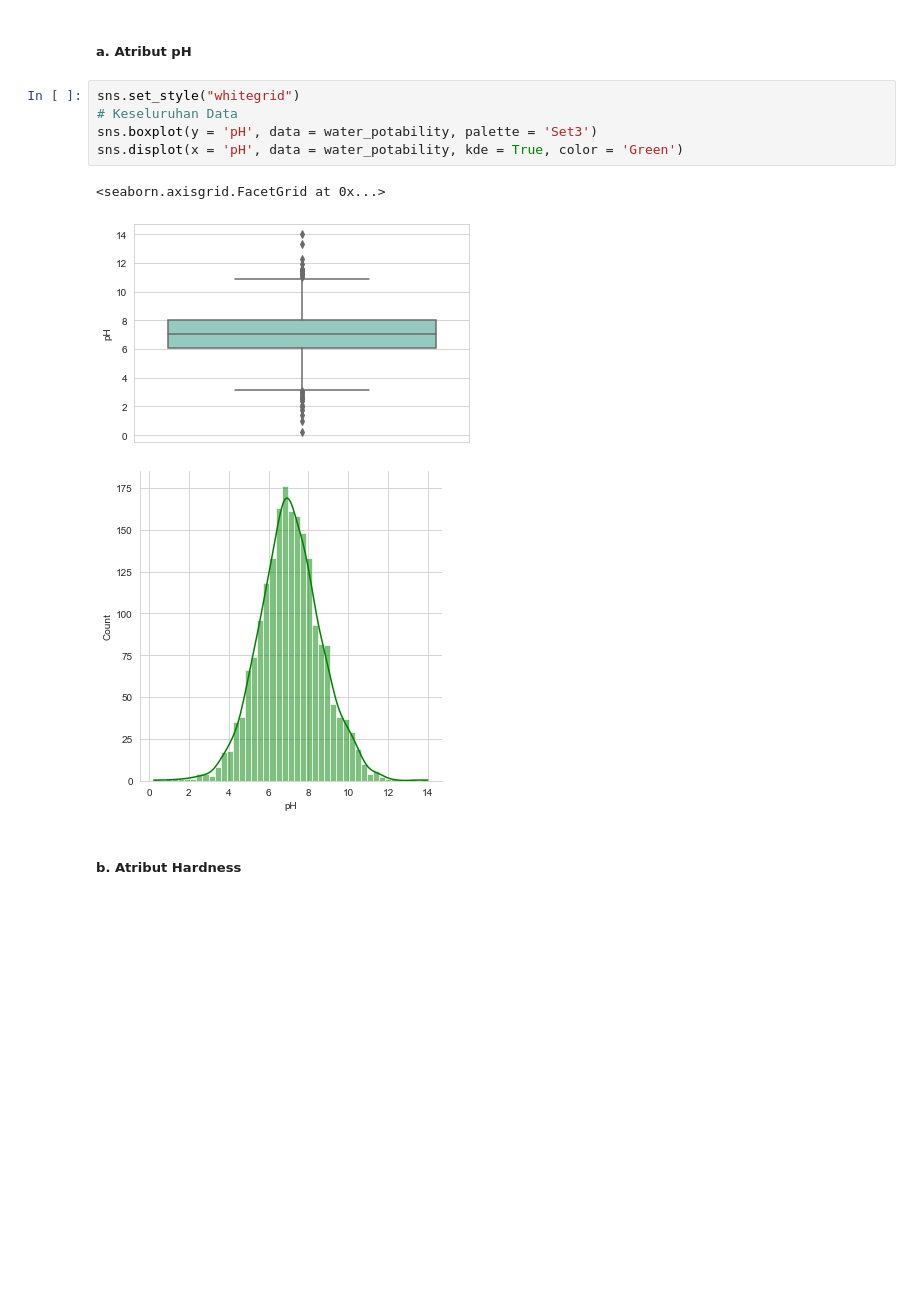
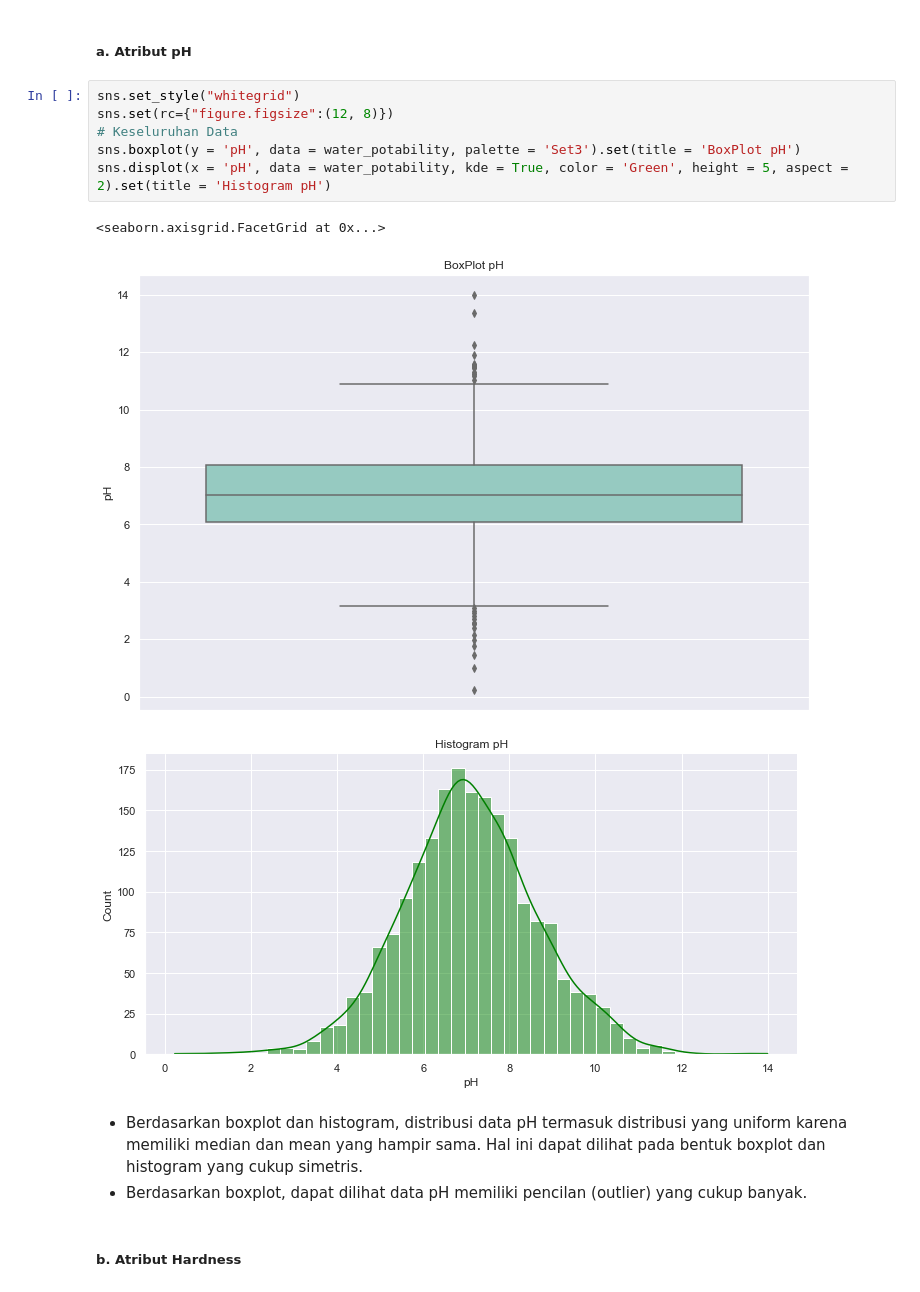
Before and after one commit to HanselTanoto/Tubes-Probstat, a Jupyter notebook: K01-T1-IF2220-13520022.ipynb, the cells around one changed output. Cells and saved outputs as stored; diff of their text form; blank space fills up the shorter version.

```diff
--- a/K01-T1-IF2220-13520022.ipynb
+++ b/K01-T1-IF2220-13520022.ipynb
@@ -148,13 +136,17 @@ Membuat Visualisasi plot distribusi, dalam bentuk histogram dan boxplot untuk se
 ##### a. Atribut pH
 # %%
 sns.set_style("whitegrid")
+sns.set(rc={"figure.figsize":(12, 8)})
 # Keseluruhan Data
-sns.boxplot(y = 'pH', data = water_potability, palette = 'Set3')
-sns.displot(x = 'pH', data = water_potability, kde = True, color = 'Green')
+sns.boxplot(y = 'pH', data = water_potability, palette = 'Set3').set(title = 'BoxPlot pH')
+sns.displot(x = 'pH', data = water_potability, kde = True, color = 'Green', height = 5, aspect = 2).set(title = 'Histogram pH')
 # %% [output]
 <seaborn.axisgrid.FacetGrid at 0x...>
-[figure, old version]
+[figure, new version]
-[figure, old version]
+[figure, new version]
+# %% [markdown]
+- Berdasarkan boxplot dan histogram, distribusi data pH termasuk distribusi yang uniform karena memiliki median dan mean yang hampir sama. Hal ini dapat dilihat pada bentuk boxplot dan histogram yang cukup simetris.
+- Berdasarkan boxplot, dapat dilihat data pH memiliki pencilan (outlier) yang cukup banyak.
 # %% [markdown]
 ##### b. Atribut Hardness
 # %%
```
Also changed, not shown: parts of 42 cells of this notebook.
